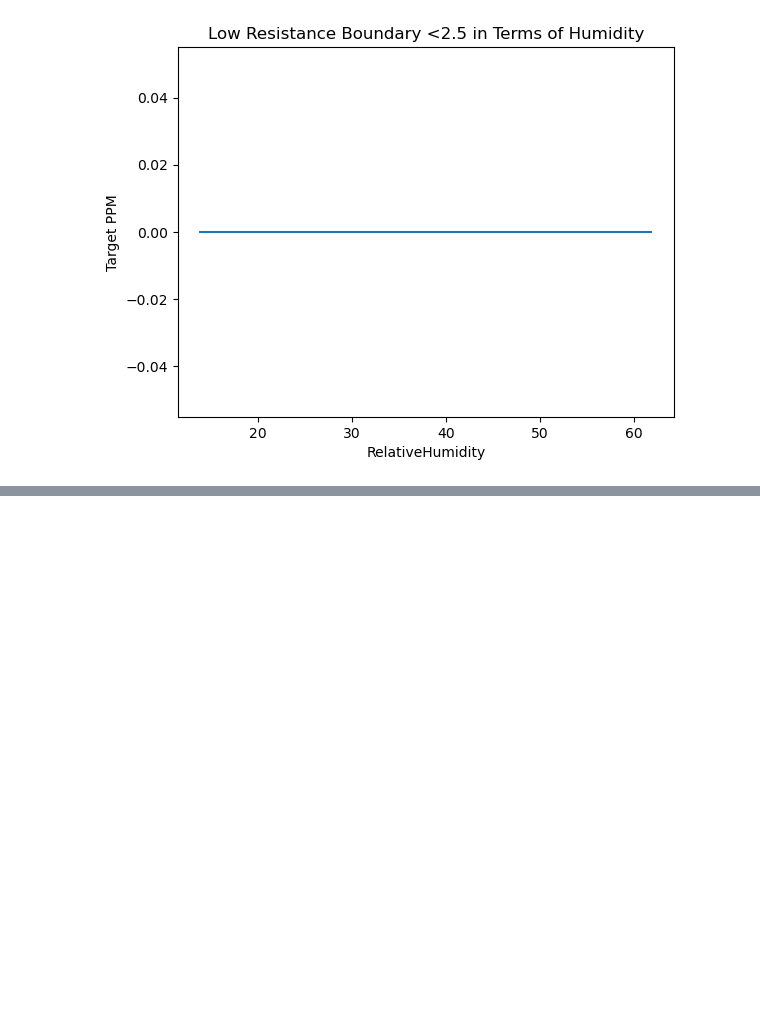
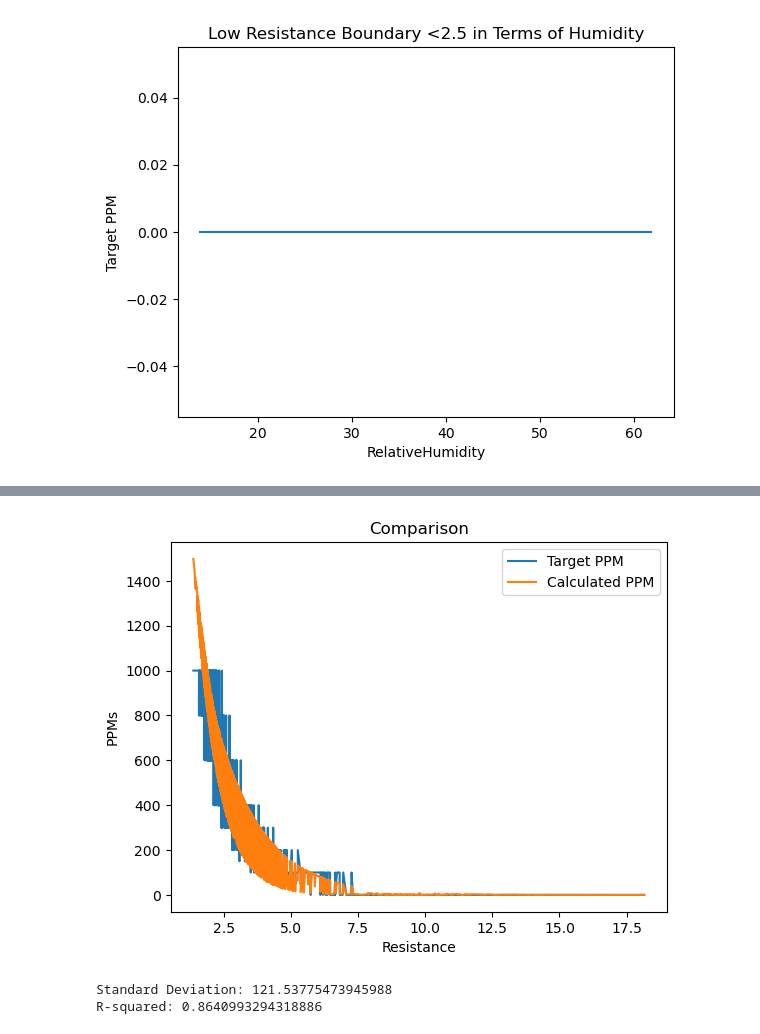
Before and after one commit to Coopsims/MethaneDataScience, a Jupyter notebook: PDE Analysis.ipynb, the cells around one changed output, grey strips where cells are left out. Saved outputs shown, nothing was run; the diff lists cells and outputs as text; code cells hidden in the pictures; blank space fills up the shorter version.

```diff
--- a/PDE Analysis.ipynb
+++ b/PDE Analysis.ipynb
@@ -295,0 +398,77 @@ h(y)
+# %%
+#Here I will play around with solutions from the comment block above
+"""
+first exponential:
+ppm(r,h)        = A*e^(Br)
+ppm(r,12.92)    = 2749.4*e^(-0.577r)
+                R = 0.90
+ppm(r,60.63)    = 7415.2*e^(-1.182r)
+                R = 0.96
+ppm(1.628,h)    = 975
+ppm(7.5,h)      = 0
+Here we make A and B linear functions of h (A(h), B(h))
+where A(12.92) = 2749.4 and A(60.63) = 7415.2
+A(h) = 97.71h + 1486.6648
+where B(12.92) = -0.577 and B(60.63) = -1.182
+B(h) = -0.012683h - 0.41317024
+"""
+
+def A(h):
+    return 97.71*h + 1486.6648
+def B(h):
+    return -0.012683*h - 0.41317024
+def ppm(r,h):
+    result = A(h) * math.exp(B(h) * r)
+    return result
+
+
+y2 = []
+for row in sorted_data_r:
+    r = float(row[3])
+    h = float(row[5])
+    y2.append(ppm(r,h))
+
+y1 = [float(row[2]) for row in sorted_data_r]
+x1 = [float(row[3]) for row in sorted_data_r]
+#print(y1)
+# Plot the datasets
+plt.plot(x1, y1, label='Target PPM')
+plt.plot(x1, y2, label='Calculated PPM')
+
+# Set plot labels and title
+plt.xlabel('Resistance')
+plt.ylabel('PPMs')
+plt.title('Comparison')
+
+# Add legend
+plt.legend()
+
+# Display the plot
+plt.show()
+
+
+
+def calculate_standard_deviation(actual_values, calculated_values):
+    residuals = actual_values - calculated_values
+    squared_residuals = residuals ** 2
+    mean_squared_residuals = squared_residuals.mean()
+    standard_deviation = np.sqrt(mean_squared_residuals)
+    return standard_deviation
+
+def calculate_r_squared(actual_values, calculated_values):
+    residuals = actual_values - calculated_values
+    sum_of_squares_residuals = np.sum(residuals ** 2)
+    mean_actual_values = np.mean(actual_values)
+    sum_of_squares_total = np.sum((actual_values - mean_actual_values) ** 2)
+    r_squared = 1 - (sum_of_squares_residuals / sum_of_squares_total)
+    return r_squared
+
+std_dev = calculate_standard_deviation(np.asarray(y1), np.asarray(y2))
+r_squared = calculate_r_squared(np.asarray(y1), np.asarray(y2))
+
+print("Standard Deviation:", std_dev)
+print("R-squared:", r_squared)
+# %% [output]
+[figure, added]
+Standard Deviation: 121.53775473945988
+R-squared: 0.8640993294318886
```
Also changed, not shown: parts of 5 cells of this notebook.
